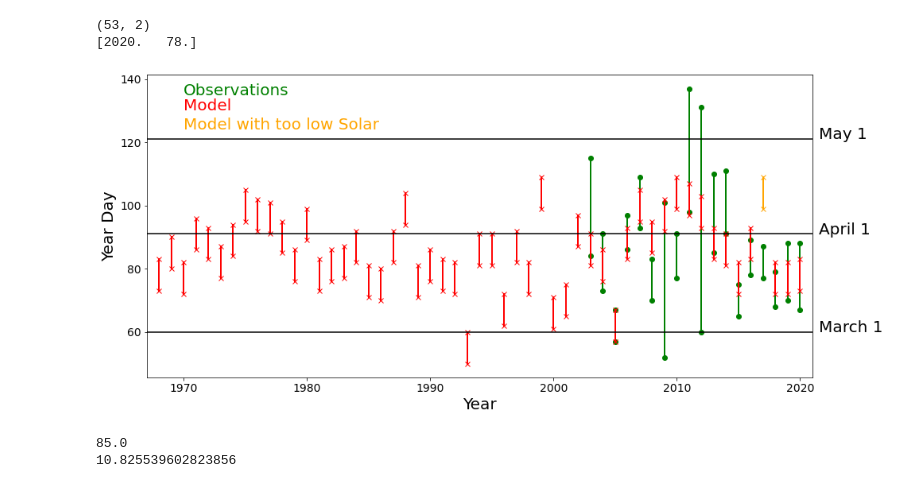
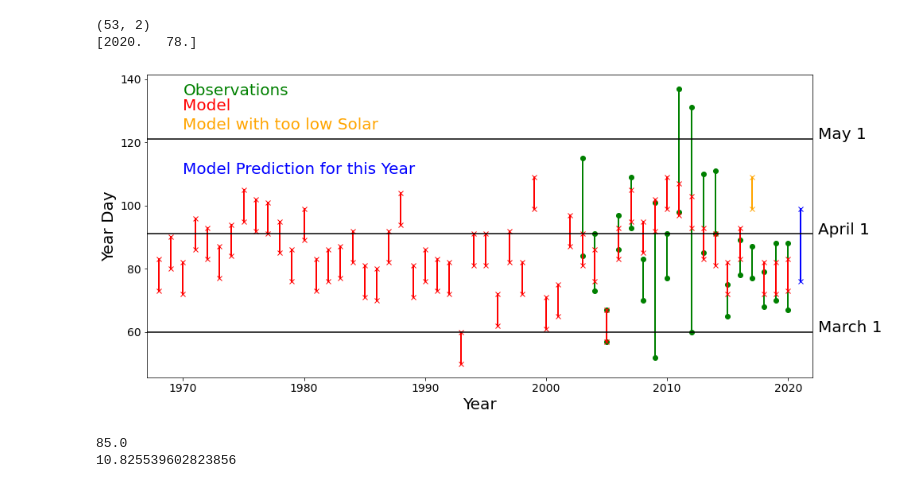
Before and after one commit to SalishSeaCast/analysis-susan, a Jupyter notebook: SOG/SpringBloomModelObs.ipynb, the cells around one changed output. Drawn from its saved outputs; the diff is of its cells as text; code cells hidden in the pictures.

```diff
--- a/SOG/SpringBloomModelObs.ipynb
+++ b/SOG/SpringBloomModelObs.ipynb
@@ -117,37 +117,38 @@ fig, ax = plt.subplots(1,1,figsize=(15,7))
 for iyear in range(length):
     ax.plot((rich[iyear,0], rich[iyear,0]),
             (int(startdates[iyear].format('DDD')), int(enddates[iyear].format('DDD'))),
             'o-g', linewidth=2)
 for ii in range(mlength):
     if (Model[ii,0] != 2017):
         ax.plot((Model[ii,0], Model[ii,0]), (Model[ii,1]-5, Model[ii,1]+5), 'x-r',
                 linewidth=2)
     else:
         ax.plot((Model[ii,0], Model[ii,0]), (Model[ii,1]-5, Model[ii,1]+5), 'x-', color='orange', linewidth=2)
+ax.plot((2021, 2021), (76, 99), 'x-b', linewidth=2)
 #for iyear in range(len(SSCdates)):
 #    ax.plot(SSC[iyear][0], int(SSCdates[iyear].format('DDD')), 'o-k', markersize=10, alpha=0.2)
-tstart = 1967; tend = 2021
+tstart = 1967; tend = 2022
 ax.set_xlim((tstart, tend))
 for tick in ax.xaxis.get_major_ticks():
                 tick.label.set_fontsize(14)
 for tick in ax.yaxis.get_major_ticks():
                 tick.label.set_fontsize(14)
 ax.set_ylabel('Year Day', fontsize=20)
 ax.set_xlabel('Year', fontsize=20)
 ax.text(1970, 135,'Observations', color='g', fontsize=20)
 ax.text(1970, 130,'Model', color='r', fontsize=20)
 ax.text(1970, 124, 'Model with too low Solar', color='orange', fontsize=20)
-#ax.text(1970, 110, 'Model Prediction for this Year', color='b', fontsize=20)
+ax.text(1970, 110, 'Model Prediction for this Year', color='b', fontsize=20)
 #ax.text(1970, 115, 'SalishSeaCast Long Hindcast', color='k', alpha=0.5, fontsize=20)
 ax.plot((tstart, tend), (60,60), 'k')
 ax.text(tend+0.5, 60, 'March 1', fontsize=20)
 ax.plot((tstart, tend), (91, 91), 'k')
 ax.text(tend+0.5, 91, 'April 1', fontsize=20)
 ax.plot((tstart, tend), (121, 121), 'k')
 ax.text(tend+0.5, 121, 'May 1', fontsize=20);
-fig.savefig('springbloom_feb19.png')
+fig.savefig('springbloom_mar1_w2021.png')
 # %% [output]
-[figure, old version]
+[figure, new version]
 # %%
 print (Model[:, 1].mean())
 print (Model[:, 1].std())
```
Also changed, not shown: 2 other files.
